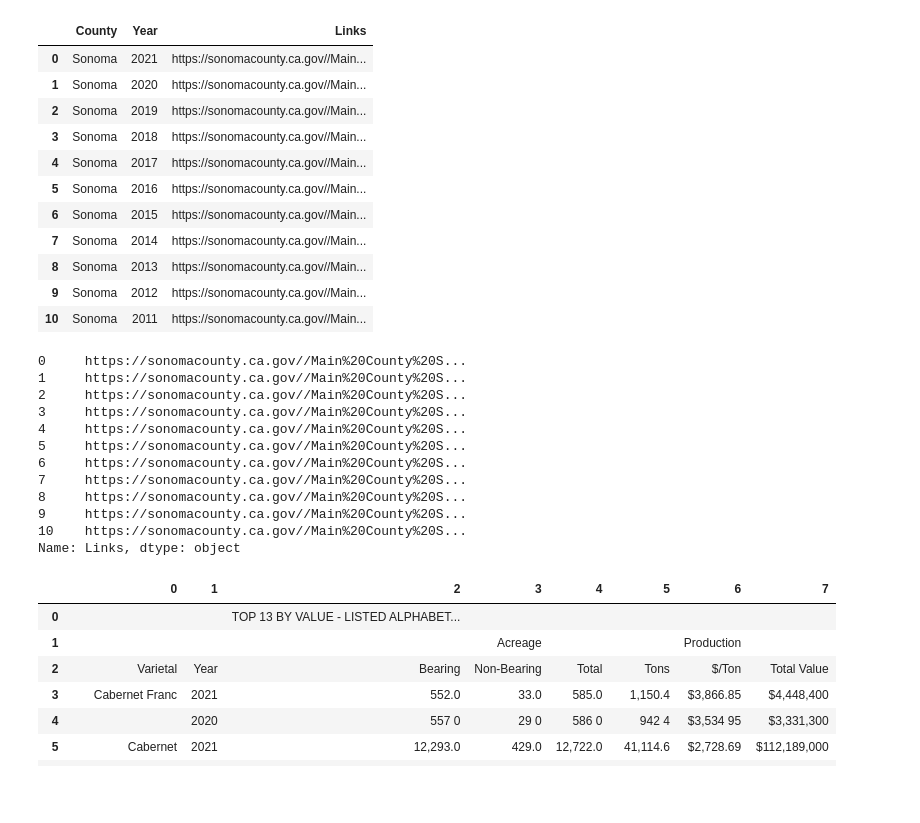
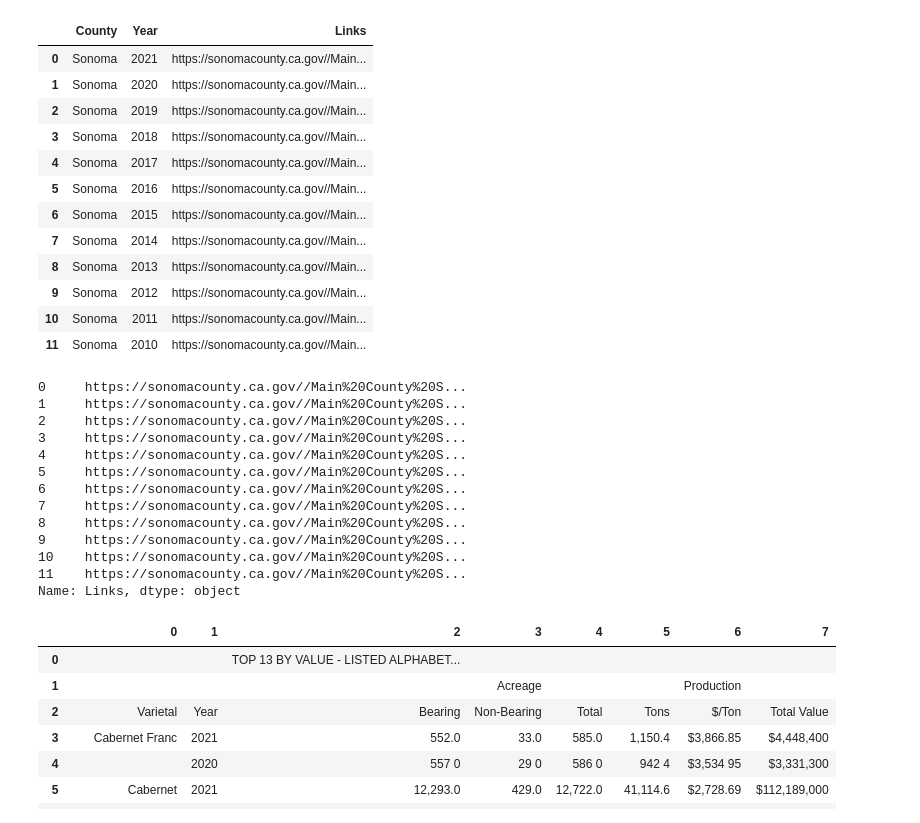
Before and after one commit to oscar6688/Farm-Smoke-Project, a Jupyter notebook: 2010s-2020s_sonoma.ipynb, the cells around one changed output. Drawn from its saved outputs; the diff is of its cells as text; code cells hidden in the pictures; blank space fills up the shorter version.

```diff
--- a/2010s-2020s_sonoma.ipynb
+++ b/2010s-2020s_sonoma.ipynb
@@ -19,21 +19,22 @@ pd.options.mode.chained_assignment = None  # default='warn'
 # If encounter SSL certify error - go to your Python 3.x.x folder and install Certification
 # %%
 csv = pd.read_csv('farm_smoke.csv')
-sonoma_data = csv.query('County == "Sonoma" and Year >= 2011').copy().reset_index(drop=True)
+sonoma_data = csv.query('County == "Sonoma" and Year >= 2010').copy().reset_index(drop=True)
 sonoma_data
 # %% [output]
 |  | County | Year | Links |
 | 0 | Sonoma | 2021 | https://sonomacounty.ca.gov//Main... |
 | 1 | Sonoma | 2020 | https://sonomacounty.ca.gov//Main... |
 | 2 | Sonoma | 2019 | https://sonomacounty.ca.gov//Main... |
 | 3 | Sonoma | 2018 | https://sonomacounty.ca.gov//Main... |
 | 4 | Sonoma | 2017 | https://sonomacounty.ca.gov//Main... |
 | 5 | Sonoma | 2016 | https://sonomacounty.ca.gov//Main... |
 | 6 | Sonoma | 2015 | https://sonomacounty.ca.gov//Main... |
 | 7 | Sonoma | 2014 | https://sonomacounty.ca.gov//Main... |
 | 8 | Sonoma | 2013 | https://sonomacounty.ca.gov//Main... |
 | 9 | Sonoma | 2012 | https://sonomacounty.ca.gov//Main... |
 | 10 | Sonoma | 2011 | https://sonomacounty.ca.gov//Main... |
+| 11 | Sonoma | 2010 | https://sonomacounty.ca.gov//Main... |
 # %%
 urls = sonoma_data['Links']
 urls
@@ -49,6 +50,7 @@ urls
 8     https://sonomacounty.ca.gov//Main%20County%20S...
 9     https://sonomacounty.ca.gov//Main%20County%20S...
 10    https://sonomacounty.ca.gov//Main%20County%20S...
+11    https://sonomacounty.ca.gov//Main%20County%20S...
 Name: Links, dtype: object
 # %%
 # Note 1: 2021 - 2017 can work together
```
Also changed, not shown: parts of 22 cells of this notebook.
